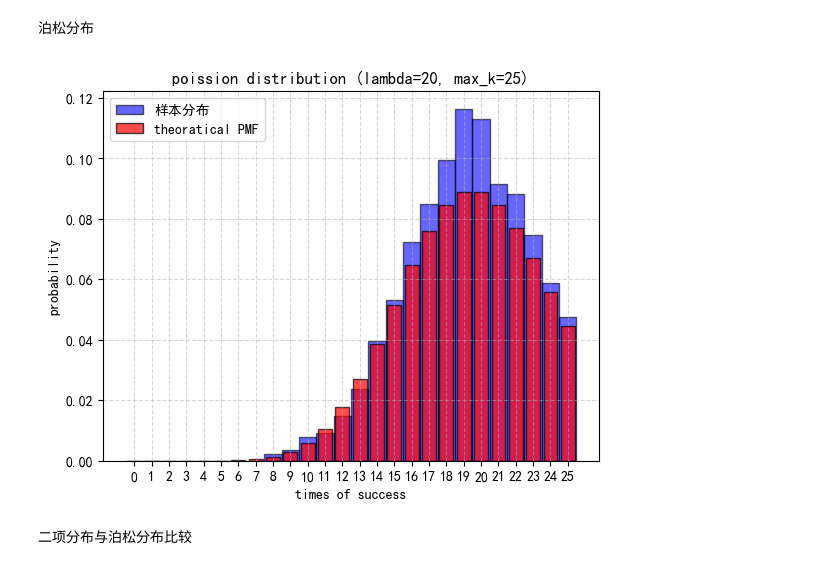
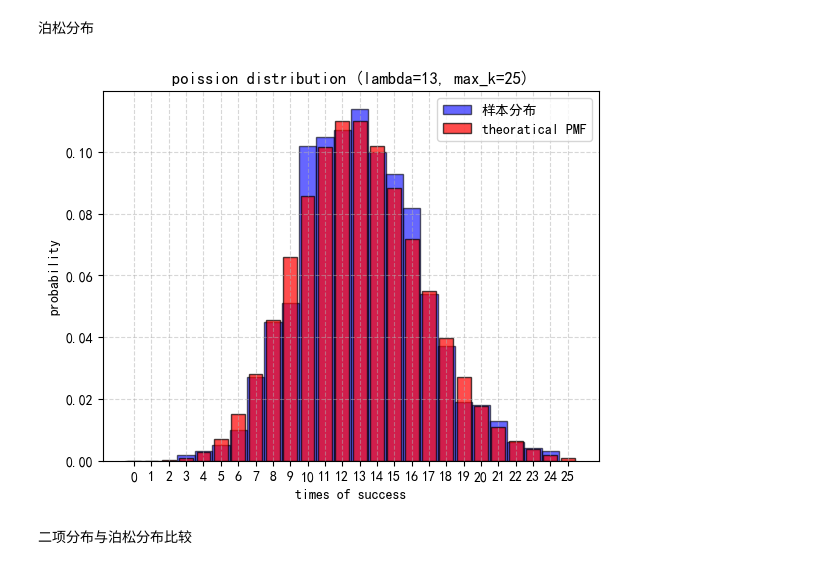
Before and after one commit to quanshi233/mystudy, a Jupyter notebook: codes/distributions/distribution.ipynb, the cells around one changed output. Cells and saved outputs as stored; diff of their text form; code cells hidden in the pictures.

```diff
--- a/codes/distributions/distribution.ipynb
+++ b/codes/distributions/distribution.ipynb
@@ -63,30 +63,30 @@ plt.show()
 # %%
 import numpy as np
 import matplotlib.pyplot as plt
 from math import exp,factorial
 plt.rcParams['font.sans-serif'] = ['SimHei']  # Windows 系统
 class X_P:
     def __init__(self,lambda_, max_k):
         samples = np.random.poisson(lambda_, 1000)
         self.samples = samples
         self.k = range(0, max_k+1)
         self.f = [exp(-lambda_) * (lambda_**k) / factorial(k) for k in self.k]
 
-lambda_ = 20
+lambda_ = 13
 max_k = 25
 a = X_P(lambda_, max_k)
 figsize=(14, 6)
 plt.hist(a.samples, bins=np.arange(-0.5, max_k+1.5, 1), density=True, color='blue', alpha=0.6, edgecolor='black', label='样本分布')
 plt.bar(a.k, a.f, color='red', alpha=0.7, edgecolor='black', label='theoratical PMF')
 plt.title(f'poission distribution (lambda={lambda_}, max_k={max_k})')
 plt.xlabel('times of success')
 plt.ylabel('probability')
 plt.xticks(range(max_k+1))               # 设置x轴刻度为0~10
 plt.legend()  # 显示图例
 plt.grid(True, linestyle='--', alpha=0.5)  # 添加虚线网格
 plt.show()
 # %% [output]
-[figure, old version]
+[figure, new version]
 # %% [markdown]
 二项分布与泊松分布比较
 # %%
```
Also changed, not shown: parts of 10 cells of this notebook.
